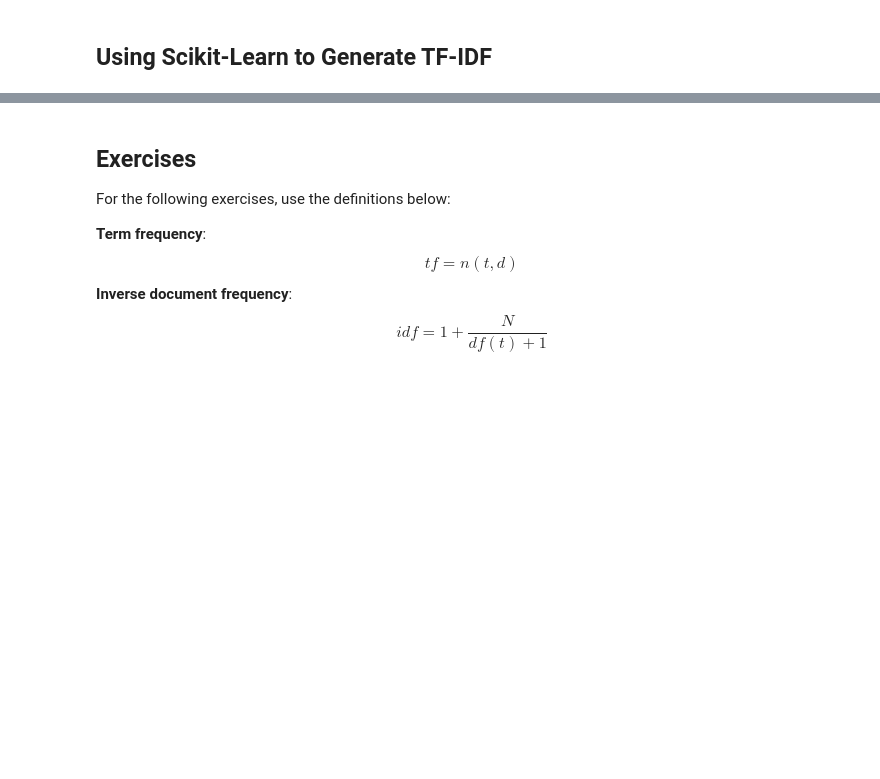
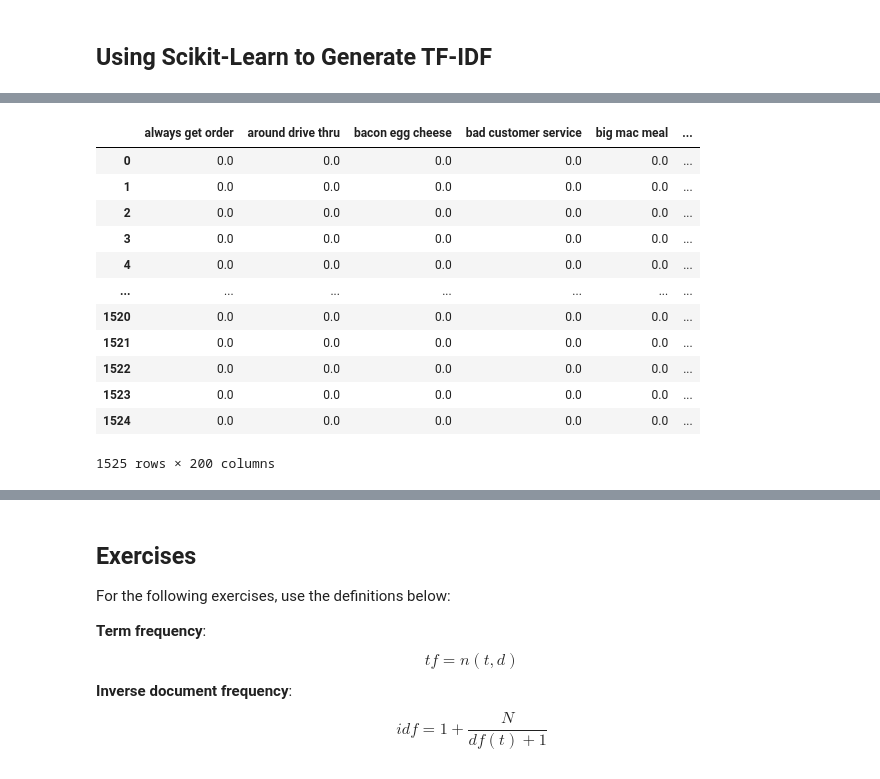
Before and after one commit to ychennay/dso-560-nlp-text-analytics, a Jupyter notebook: week3/Cosine Similarity, PMI, Collocation.ipynb, the cells around one changed output, grey strips where cells are left out. Saved outputs shown, nothing was run; the diff lists cells and outputs as text; code cells hidden in the pictures; blank space fills up the shorter version.

```diff
--- a/week3/Cosine Similarity, PMI, Collocation.ipynb
+++ b/week3/Cosine Similarity, PMI, Collocation.ipynb
@@ -182,3 +198,19 @@ tf_idf = pd.DataFrame(X.toarray().transpose(), index=terms)
+# %%
+pd.DataFrame(X.toarray(), columns=terms)
+# %% [output]
+|  | always get order | around drive thru | bacon egg cheese | bad customer service | big mac meal | ... |
+| 0 | 0.0 | 0.0 | 0.0 | 0.0 | 0.0 | ... |
+| 1 | 0.0 | 0.0 | 0.0 | 0.0 | 0.0 | ... |
+| 2 | 0.0 | 0.0 | 0.0 | 0.0 | 0.0 | ... |
+| 3 | 0.0 | 0.0 | 0.0 | 0.0 | 0.0 | ... |
+| 4 | 0.0 | 0.0 | 0.0 | 0.0 | 0.0 | ... |
+| ... | ... | ... | ... | ... | ... | ... |
+| 1520 | 0.0 | 0.0 | 0.0 | 0.0 | 0.0 | ... |
+| 1521 | 0.0 | 0.0 | 0.0 | 0.0 | 0.0 | ... |
+| 1522 | 0.0 | 0.0 | 0.0 | 0.0 | 0.0 | ... |
+| 1523 | 0.0 | 0.0 | 0.0 | 0.0 | 0.0 | ... |
+| 1524 | 0.0 | 0.0 | 0.0 | 0.0 | 0.0 | ... |
+1525 rows × 200 columns
 # %%
 df = pd.DataFrame(X.toarray(), columns=terms)
 df
```
Also changed, not shown: parts of 9 cells of this notebook, 4 other files.
